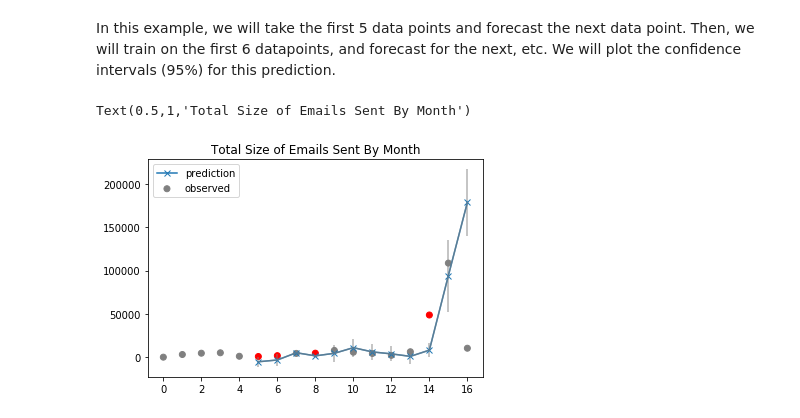
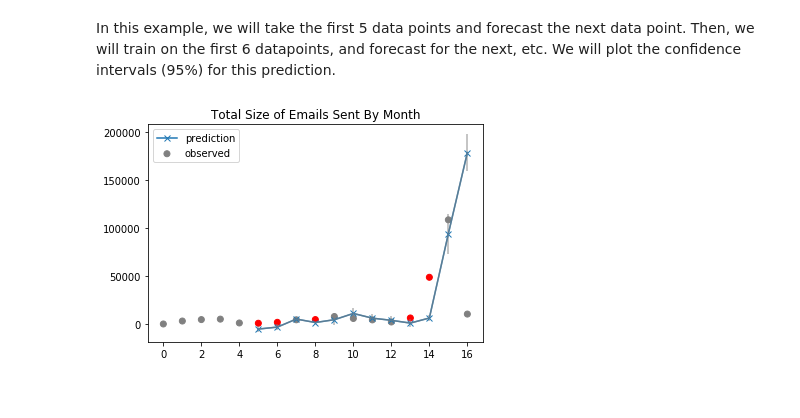
Before and after one commit to Emaasit/long-range-extrapolation, a Jupyter notebook: code/notebooks/ARIMA Analysis on CERT Email Data.ipynb, the cells around one changed output. Saved outputs shown, nothing was run; the diff lists cells and outputs as text; code cells hidden in the pictures.

```diff
--- a/code/notebooks/ARIMA Analysis on CERT Email Data.ipynb
+++ b/code/notebooks/ARIMA Analysis on CERT Email Data.ipynb
@@ -419,25 +455,38 @@ def get_pred_and_conf(y, k=5):
 
     warnings.filterwarnings('default')
     return pred, conf
-# %%
-# Now, let's plot results
-pred, conf = get_pred_and_conf(y)
 # %%
-x = range(len(pred))
+def plot_prediction(data, algorithm='arima'):
 
-# Allows array to be multiplied by scalar
-# even though np.nans are present
-conf_masked = ma.masked_array(conf, mask=np.isnan(conf))
+    pred = None
+    conf = None
 
-# Tolerance parameter
-n = 2.
+    if algorithm == 'arima':
+        pred, conf = get_pred_and_conf_arima(data)
+    elif algorithm == 'rolling':
+        pred, conf = get_pred_and_conf_rolling(data)
 
-color_map = ['r' if yi > (y_hat + y_err) * n else 'gray' for yi, y_hat, y_err in zip(y, pred, conf)]
-plt.scatter(x, y, marker='o', color=color_map, label='observed')
-plt.plot(pred, marker='x', label='prediction')
-plt.errorbar(x, pred, yerr=conf_masked * n, color='gray', alpha=0.6)
-plt.legend(loc='upper left')
-plt.title('Total Size of Emails Sent By Month')
+    x = range(len(data))
+
+    # Allows array to be multiplied by scalar
+    # even though np.nans are present
+    conf_masked = ma.masked_array(conf, mask=np.isnan(conf))
+
+    # Tolerance parameter
+    n = 1.
+    if algorithm == 'rolling':
+        n = 2.
+
+    color_map = ['r' if yi > (y_hat + y_err * n) else 'gray' for yi, y_hat, y_err in zip(data, pred, conf)]
+    plt.scatter(x, y, marker='o', color=color_map, label='observed')
+    plt.plot(pred, marker='x', label='prediction')
+    plt.errorbar(x, pred, yerr=conf_masked * n, color='gray', alpha=0.6)
+    plt.legend(loc='upper left')
+    plt.title('Total Size of Emails Sent By Month')
-# %% [output]
-Text(0.5,1,'Total Size of Emails Sent By Month')
-[figure, removed]
+# %%
+# Let's take the insider threat case
+df_size = df_insider_ewing.resample('1M', on='date').sum()
+y = df_size['size'].values.astype(np.float) / 1000.
+plot_prediction(y, algorithm='arima')
+# %% [output]
+[figure, added]
```
Also changed, not shown: parts of 13 cells of this notebook, 1 other file.
